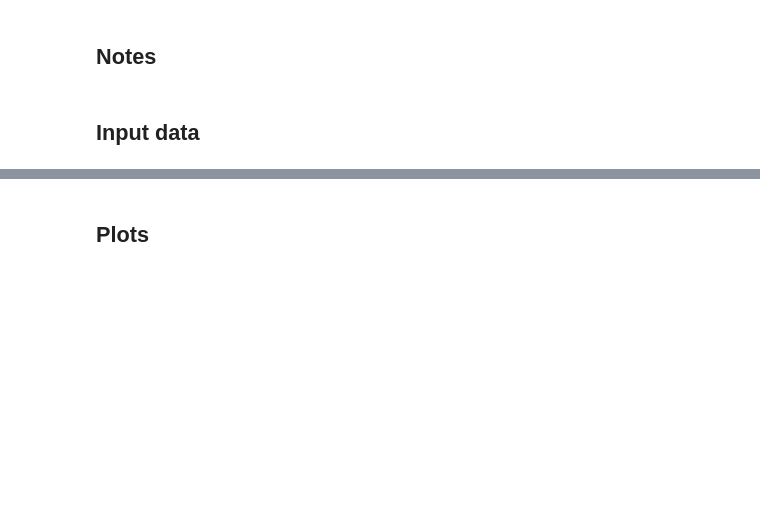
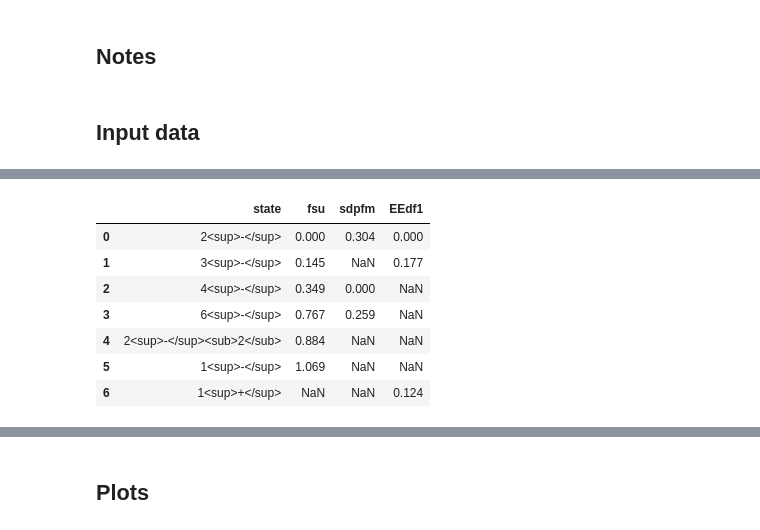
Before and after one commit to calemhoffman/softhub, a Jupyter notebook: python/mona_proposals.ipynb, the cells around one changed output, grey strips where cells are left out. Saved outputs shown, nothing was run; the diff lists cells and outputs as text; code cells hidden in the pictures; blank space fills up the shorter version.

```diff
--- a/python/mona_proposals.ipynb
+++ b/python/mona_proposals.ipynb
@@ -65,3 +30,66 @@ f_binding
+# %%
+##@title FSU INT Data #j, energy, number, p-h
+f29_fsu_data = np.array([[5/2,-208.378,1,2],
+                     [1/2,-208.573,1,2],
+                     [9/2,-207.143,1,2],
+                     [5/2,-206.938,2,0],
+                     [3/2,-206.374,1,2],
+                     [1/2,-203.436,2,0]])
+
+f30_fsu_data = np.array([[2,-206.573,1,2],
+                         [3,-206.428,1,2],
+                         [4,-206.224,1,2],
+                         [4,-205.930,2,0],
+                         [2,-205.899,2,0],
+                         [6,-205.278,1,0],
+                         [6,-205.806,2,2]])
+
+
+# 2.145], #f30 (3-)
+#                  [1.5,2.349],[2.5,2.349], #f30 (4-)
+#                  [1.5,2.767],[2.5,2.767], #f30 (6-)
+#                  [1.5,2.884],[2.5,2.884], #f30 (2-)
+#                  #[1.5,3.069],[2.5,3.069]
+f_ex = pd.DataFrame({'state':['2<sup>-</sup>','3<sup>-</sup>','4<sup>-</sup>',
+                             '6<sup>-</sup>','2<sup>-</sup><sub>2</sub>','1<sup>-</sup>',
+                              '1<sup>+</sup>'],
+                    'fsu':[0.0,0.145,0.349,0.767,0.884,1.069,None],
+                     'sdpfm':[0.304,None,0.00,0.259,None,None,None],
+                     'EEdf1':[0.00,0.177,None,None,None,None,0.124]})
+f_ex
+
+#     Exp.    EEdf1   SDPF-M
+# 19F -20.182  -20.131  -23.936
+# 21F -34.885  -33.706  -38.184
+# 23F -47.667  -44.650  -50.731
+# 25F -55.759  -52.473  -59.098
+# 27F -57.800  -56.333  -62.076
+# 29F -59.242  -58.644  -63.105
+# 30F    =     -57.913  -61.828
+# 31F    =     -59.880  -62.825
+# 32F    =     -57.882  -61.006
+# 33F    =     -59.416  -61.569
+
+f_binding = pd.DataFrame({'interaction': ['fsu','sdpf-m','gsm','gsm-fht','gsm-eft','hf-mbvt','sdpf-u','eedf1'],
+                      'f25_be': [0.0,-25.238,-21.674,-14.437,-14.350,-14.437,0.0,-52.473],
+                      'f26_be': [-204.920,-25.473,-22.809,-15.531,-15.280,-15.367,-57.4202,None], #0p0h
+                      'f27_be': [-206.953,-28.136,-24.533,-17.610,-16.975,-16.943,-59.8226,-56.333], #0p0h
+                      'f28_be': [-206.517,-27.548,-24.728,-17.347,-17.260,-17.140,-59.7417,None], #1p1h
+                      'f29_be': [-208.378,-29.115,-25.316,-18.770,-18.650,-18.343,-60.685,-58.644], #2p2h
+                      'f30_be': [-206.573,-27.822,-22.104,-18.179,-18.540,-16.811,-60.0575,-57.913], #2p2h<0p0h??
+                      'f31_be': [-207.596,-28.841,-23.044,-18.803,-18.781,-17.315,-61.45,-59.880], #0p0h
+                      'f32_be': [-205.887,-27.039,-15.251,0.0,0.0,0.0,0.0,-57.882]}) #0p0h
+f_binding
+f_ex
+# %% [output]
+|  | state | fsu | sdpfm | EEdf1 |
+| 0 | 2<sup>-</sup> | 0.000 | 0.304 | 0.000 |
+| 1 | 3<sup>-</sup> | 0.145 | NaN | 0.177 |
+| 2 | 4<sup>-</sup> | 0.349 | 0.000 | NaN |
+| 3 | 6<sup>-</sup> | 0.767 | 0.259 | NaN |
+| 4 | 2<sup>-</sup><sub>2</sub> | 0.884 | NaN | NaN |
+| 5 | 1<sup>-</sup> | 1.069 | NaN | NaN |
+| 6 | 1<sup>+</sup> | NaN | NaN | 0.124 |
 # %%
 f29_fsu_df = pd.DataFrame({'j':f29_fsu_data[:,0], 'e':f29_fsu_data[:,1],
                        'n':f29_fsu_data[:,2], 'p-h':f29_fsu_data[:,3]})
```
Also changed, not shown: parts of 16 cells of this notebook.
